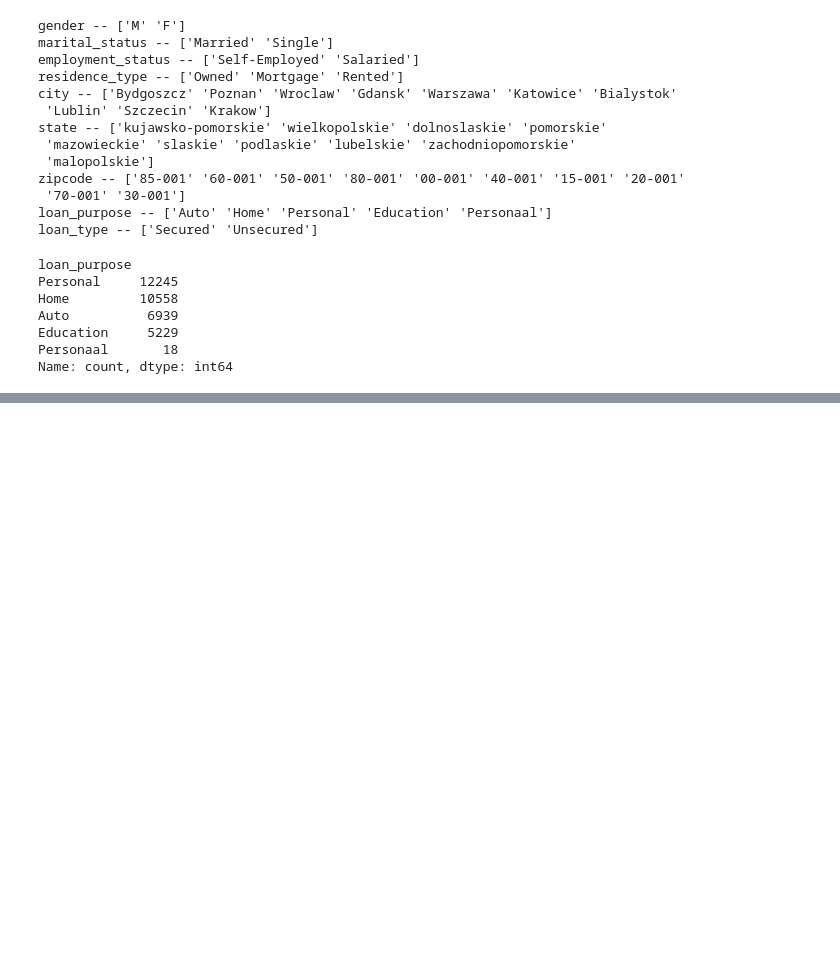
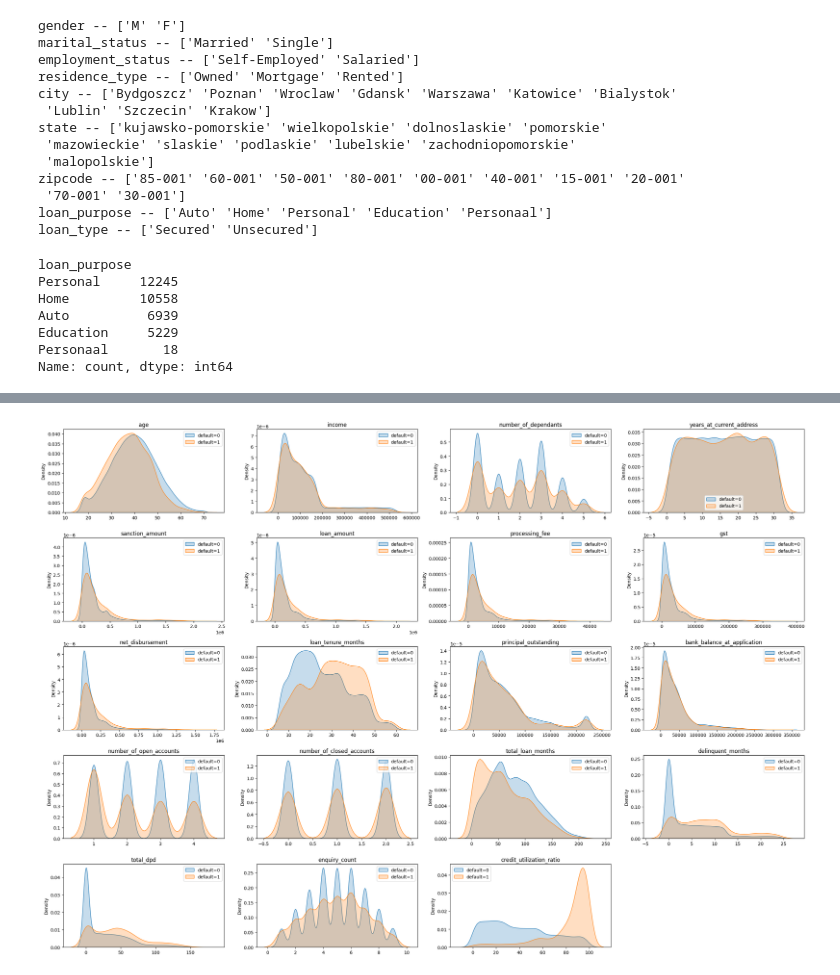
Before and after one commit to HMurawski/Credit-Score-Modelling, a Jupyter notebook: notebooks/02_EDA.ipynb, the cells around one changed output, grey strips where cells are left out. Cells and saved outputs as stored; diff of their text form; code cells hidden in the pictures; blank space fills up the shorter version.

```diff
--- a/notebooks/02_EDA.ipynb
+++ b/notebooks/02_EDA.ipynb
@@ -255,0 +266,15 @@ df_test["loan_purpose"] = df_test["loan_purpose"].replace('Personaal', 'Personal
+# %%
+plt.figure(figsize=(24,20))
+
+for i, col in enumerate(numeric_columns):
+    plt.subplot(6,4, i+1)
+    sns.kdeplot(df[col][df["default"]==0], fill=True, label='default=0')
+    sns.kdeplot(df[col][df["default"]==1], fill=True, label='default=1')
+    plt.title(col)
+    plt.legend()
+    plt.xlabel("")
+
+plt.tight_layout()
+plt.show()
+# %% [output]
+[figure, added]
```
Also changed, not shown: parts of 3 cells of this notebook, 3 other files.
